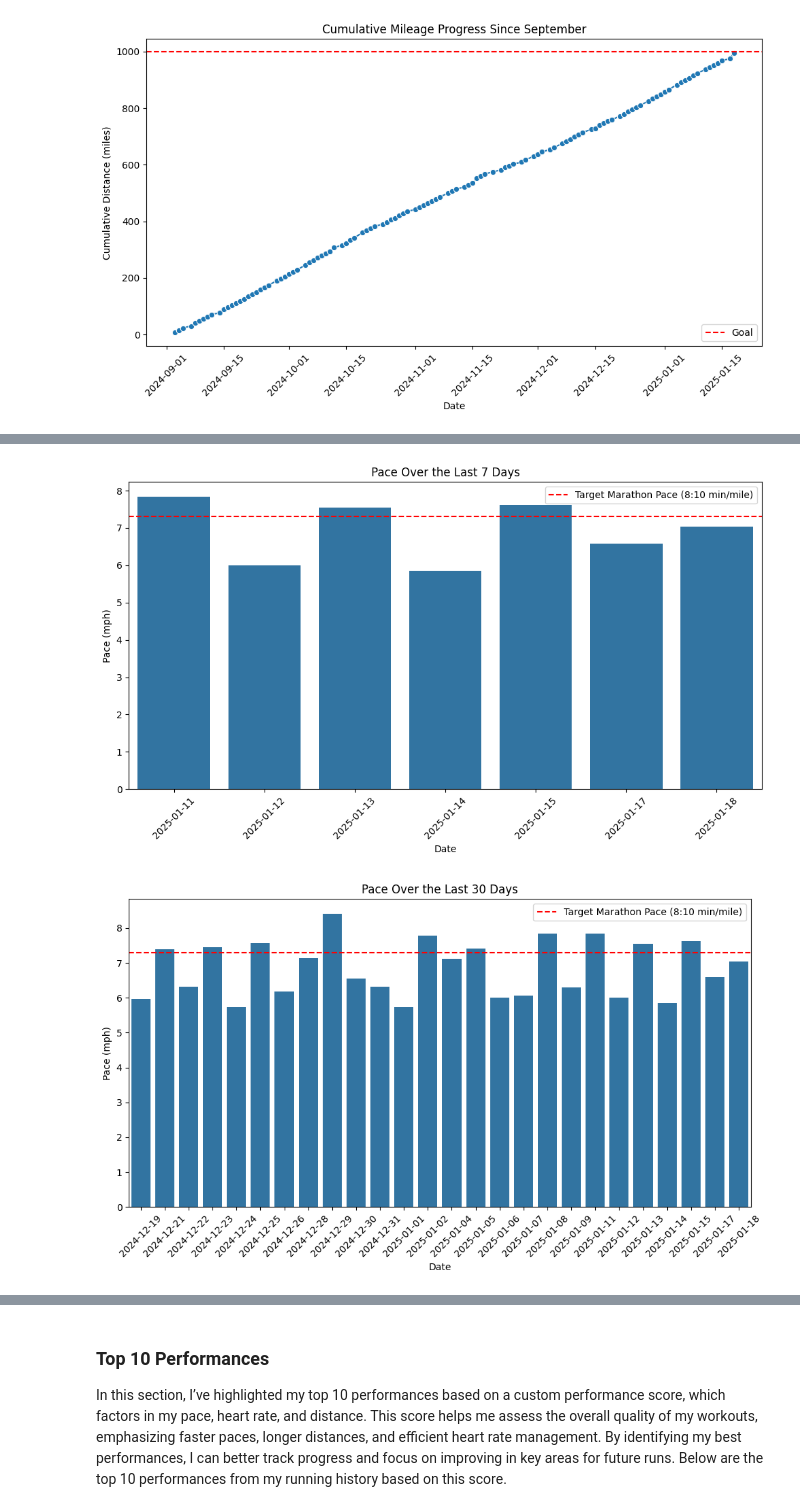
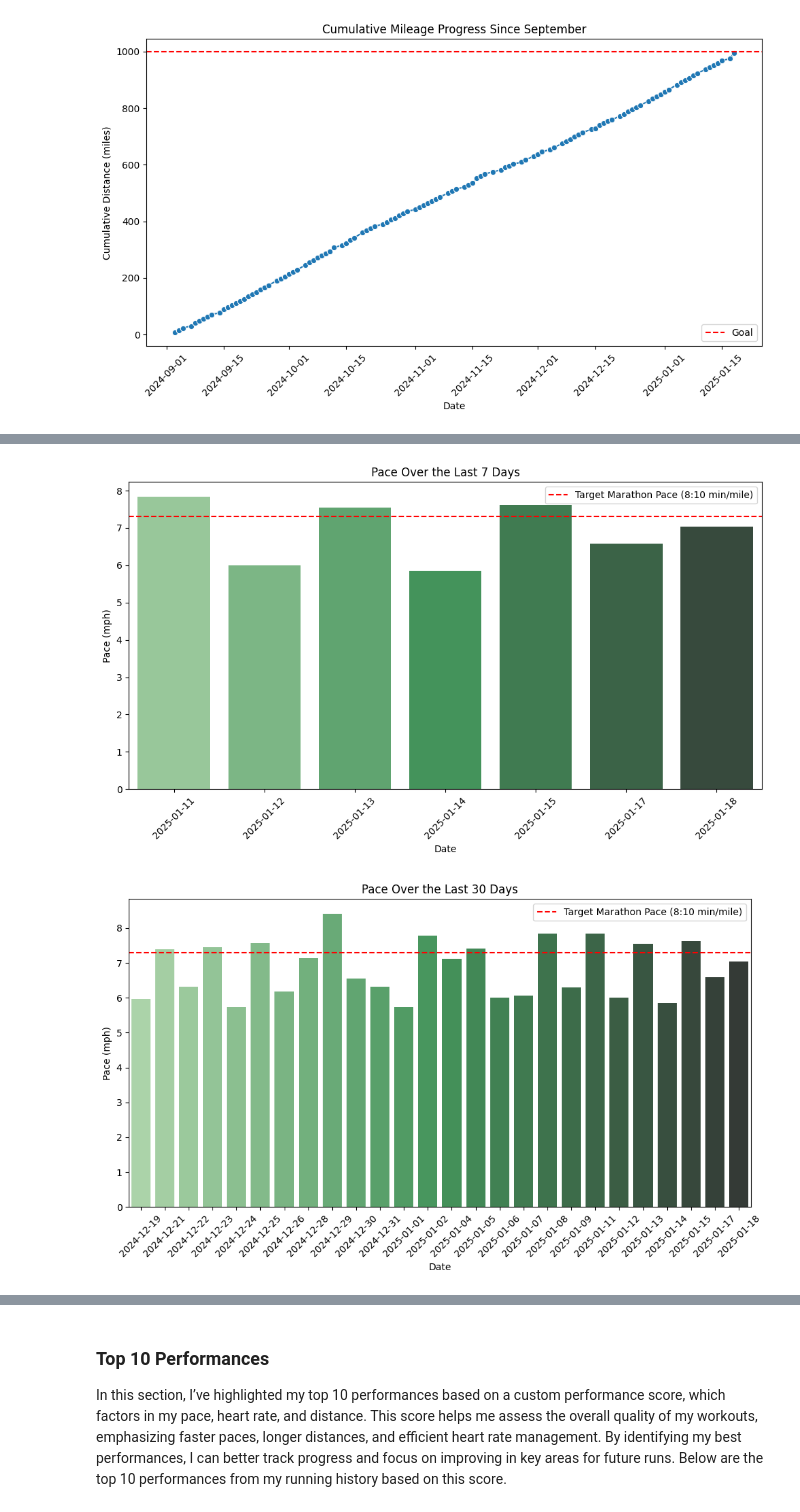
Before and after one commit to TimB21/Marathon-Training-Performance-and-Recovery-Dashboard, a Jupyter notebook: Script/Script.ipynb, the cells around one changed output, grey strips where cells are left out. Cells and saved outputs as stored; diff of their text form; code cells hidden in the pictures.

```diff
--- a/Script/Script.ipynb
+++ b/Script/Script.ipynb
@@ -463,35 +475,30 @@ I calculate my recovery heart rate using the **MAF formula**: 180 minus my age.
 
 By consistently tracking these metrics, I can fine-tune my training approach, balance effort with recovery, and optimize my performance as race day approaches.
 # %%
-# Function to filter data for the last X days
-def filter_last_days(df, days):
-    most_recent_date = df['Date'].max()
-    return df[df['Date'] >= most_recent_date - pd.Timedelta(days=days)]
-
 # Function to plot bar graph for pace over a given period
 def plot_pace(df, days, time_period="Last X Days"):
     last_days = filter_last_days(df, days)
 
     # Group by date and calculate the average pace for each day
     daily_pace = last_days.groupby('Date')['Pace (mph)'].mean().reset_index()
 
     plt.figure(figsize=(10, 6))
-    sns.barplot(x='Date', y='Pace (mph)', data=daily_pace)
+    sns.barplot(x='Date', y='Pace (mph)', data=daily_pace, hue='Date', palette='Greens_d', legend=False)
     plt.title(f'Pace Over the {time_period}')
     plt.xlabel('Date')
     plt.ylabel('Pace (mph)')
     plt.axhline(y=7.3, color='r', linestyle='--', label='Target Marathon Pace (8:10 min/mile)')
     plt.legend()  # Show the legend for the line
     plt.xticks(rotation=45)
     plt.tight_layout()
     plt.show()
 
 # Plot pace for the last 7, 30, and 90 days
 plot_pace(df, 7, "Last 7 Days")
 plot_pace(df, 30, "Last 30 Days")
 # %% [output]
-[figure, old version]
+[figure, new version]
-[figure, old version]
+[figure, new version]
 # %%
 # Function to plot bar graph for heart rate over a given period with a horizontal line at 155 bpm
 def plot_heart_rate(df, days, time_period="Last X Days"):
```
Also changed, not shown: parts of 21 cells of this notebook.
